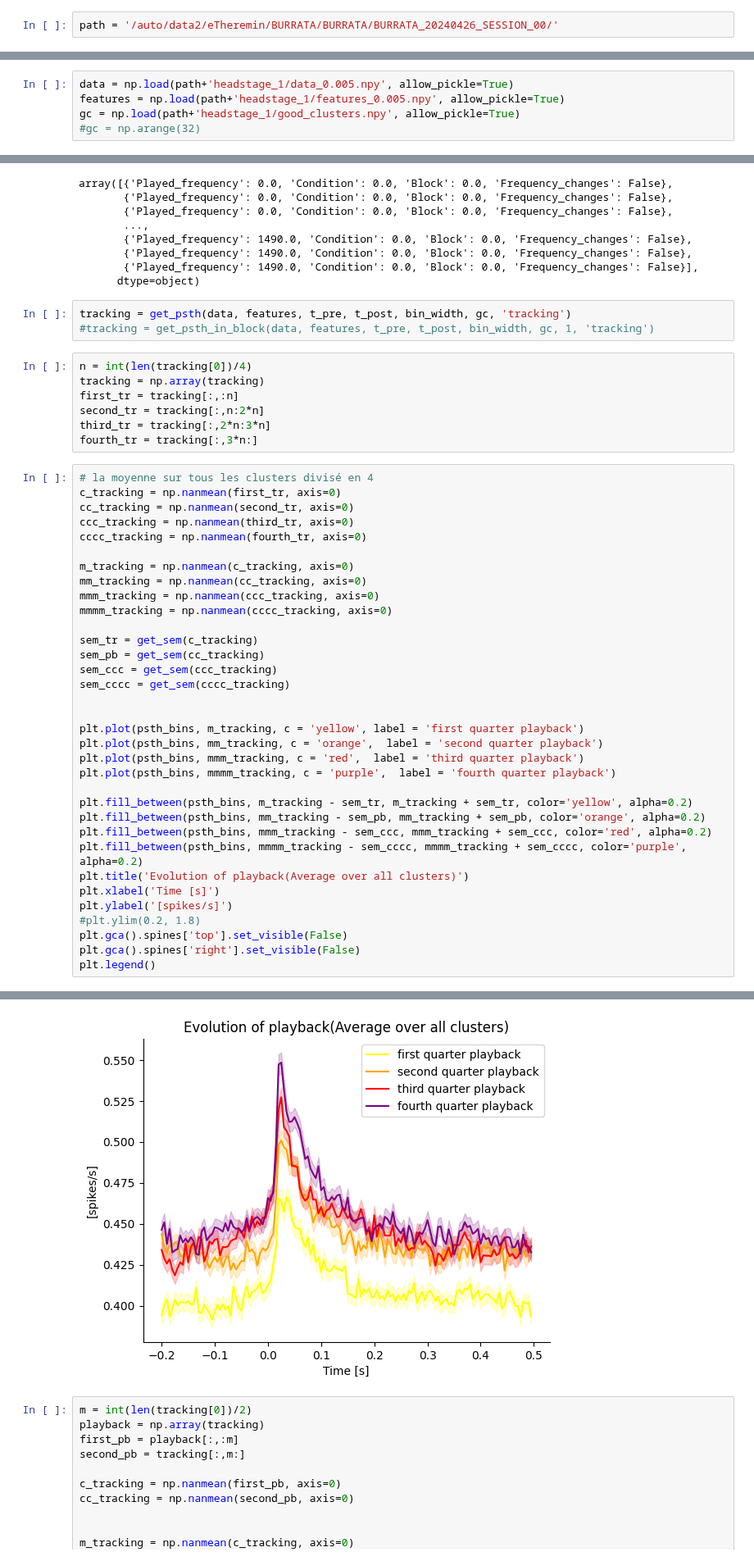
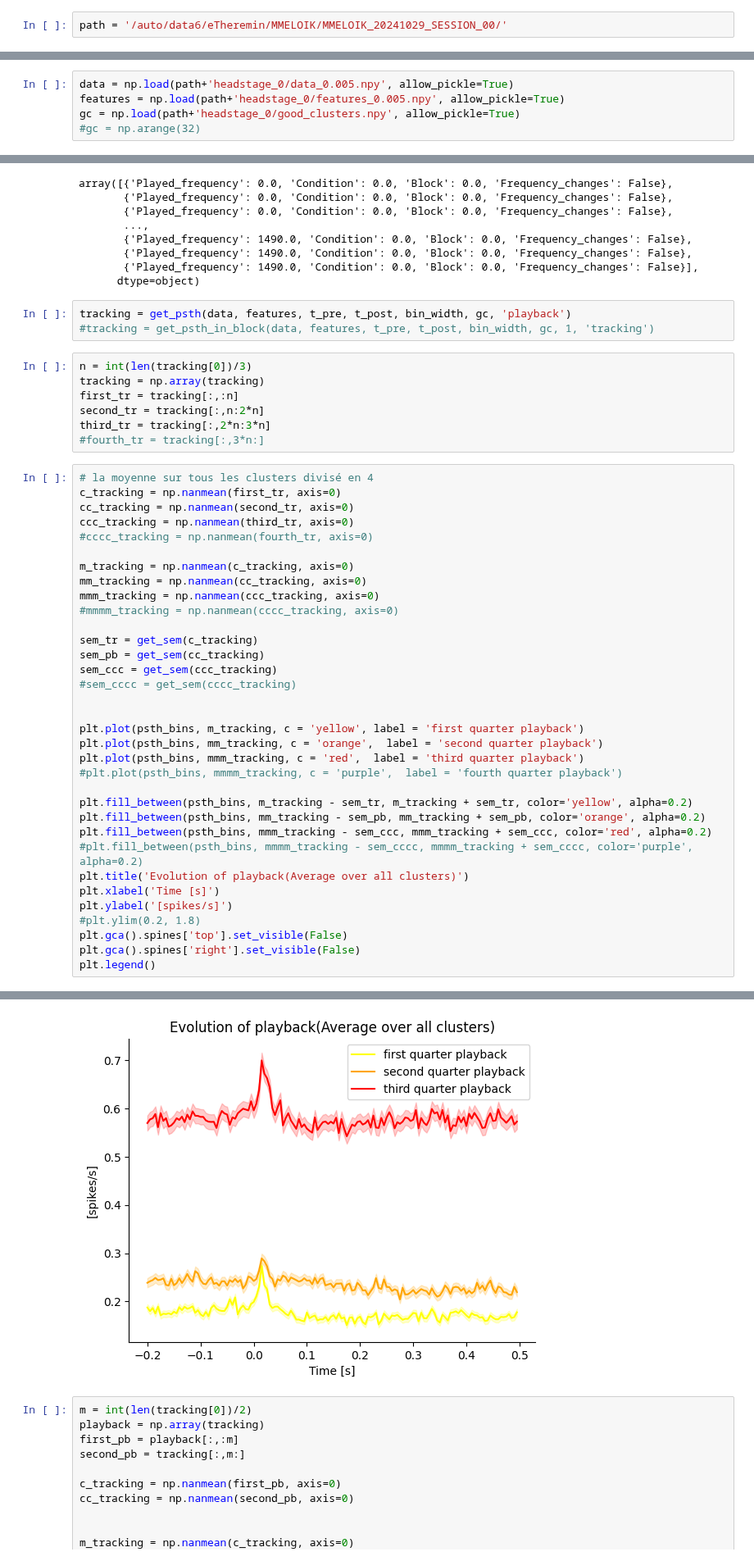
Before and after one commit to felicielevinton/analysebingobike, a Jupyter notebook: playback_only.ipynb, the cells around one changed output, grey strips where cells are left out. Shown at 82% size. Saved outputs shown, nothing was run; the diff lists cells and outputs as text.

```diff
--- a/playback_only.ipynb
+++ b/playback_only.ipynb
@@ -18,7 +18,7 @@ bin_width = 0.005
 psth_bins = np.arange(-t_pre, t_post, bin_width)
 sr = 30000
 # %%
-path = '/auto/data2/eTheremin/BURRATA/BURRATA/BURRATA_20240426_SESSION_00/'
+path = '/auto/data6/eTheremin/MMELOIK/MMELOIK_20241029_SESSION_00/'
 # %%
 tt_path = path+'headstage_0/tt.pkl'
 with open(tt_path, 'rb') as file:
@@ -28,9 +28,9 @@ plt.plot(tt['condition'])
 [<matplotlib.lines.Line2D at 0x...>]
 [figure]
 # %%
-data = np.load(path+'headstage_1/data_0.005.npy', allow_pickle=True)
-features = np.load(path+'headstage_1/features_0.005.npy', allow_pickle=True)
-gc = np.load(path+'headstage_1/good_clusters.npy', allow_pickle=True)
+data = np.load(path+'headstage_0/data_0.005.npy', allow_pickle=True)
+features = np.load(path+'headstage_0/features_0.005.npy', allow_pickle=True)
+gc = np.load(path+'headstage_0/good_clusters.npy', allow_pickle=True)
 #gc = np.arange(32)
 # %%
 gc
@@ -48,52 +48,52 @@ array([{'Played_frequency': 0.0, 'Condition': 0.0, 'Block': 0.0, 'Frequency_chan
        {'Played_frequency': 1490.0, 'Condition': 0.0, 'Block': 0.0, 'Frequency_changes': False}],
       dtype=object)
 # %%
-tracking = get_psth(data, features, t_pre, t_post, bin_width, gc, 'tracking')
+tracking = get_psth(data, features, t_pre, t_post, bin_width, gc, 'playback')
 #tracking = get_psth_in_block(data, features, t_pre, t_post, bin_width, gc, 1, 'tracking')
 # %%
-n = int(len(tracking[0])/4)
+n = int(len(tracking[0])/3)
 tracking = np.array(tracking)
 first_tr = tracking[:,:n]
 second_tr = tracking[:,n:2*n]
 third_tr = tracking[:,2*n:3*n]
-fourth_tr = tracking[:,3*n:]
+#fourth_tr = tracking[:,3*n:]
 # %%
 # la moyenne sur tous les clusters divisé en 4
 c_tracking = np.nanmean(first_tr, axis=0)
 cc_tracking = np.nanmean(second_tr, axis=0)
 ccc_tracking = np.nanmean(third_tr, axis=0)
-cccc_tracking = np.nanmean(fourth_tr, axis=0)
+#cccc_tracking = np.nanmean(fourth_tr, axis=0)
 
 m_tracking = np.nanmean(c_tracking, axis=0)
 mm_tracking = np.nanmean(cc_tracking, axis=0)
 mmm_tracking = np.nanmean(ccc_tracking, axis=0)
-mmmm_tracking = np.nanmean(cccc_tracking, axis=0)
+#mmmm_tracking = np.nanmean(cccc_tracking, axis=0)
 
 sem_tr = get_sem(c_tracking)
 sem_pb = get_sem(cc_tracking)
 sem_ccc = get_sem(ccc_tracking)
-sem_cccc = get_sem(cccc_tracking)
+#sem_cccc = get_sem(cccc_tracking)
 
 
 plt.plot(psth_bins, m_tracking, c = 'yellow', label = 'first quarter playback')
 plt.plot(psth_bins, mm_tracking, c = 'orange',  label = 'second quarter playback')
 plt.plot(psth_bins, mmm_tracking, c = 'red',  label = 'third quarter playback')
-plt.plot(psth_bins, mmmm_tracking, c = 'purple',  label = 'fourth quarter playback')
+#plt.plot(psth_bins, mmmm_tracking, c = 'purple',  label = 'fourth quarter playback')
 
 plt.fill_between(psth_bins, m_tracking - sem_tr, m_tracking + sem_tr, color='yellow', alpha=0.2)
 plt.fill_between(psth_bins, mm_tracking - sem_pb, mm_tracking + sem_pb, color='orange', alpha=0.2)
 plt.fill_between(psth_bins, mmm_tracking - sem_ccc, mmm_tracking + sem_ccc, color='red', alpha=0.2)
-plt.fill_between(psth_bins, mmmm_tracking - sem_cccc, mmmm_tracking + sem_cccc, color='purple', alpha=0.2)
+#plt.fill_between(psth_bins, mmmm_tracking - sem_cccc, mmmm_tracking + sem_cccc, color='purple', alpha=0.2)
 plt.title('Evolution of playback(Average over all clusters)')
 plt.xlabel('Time [s]')
 plt.ylabel('[spikes/s]')
 #plt.ylim(0.2, 1.8)
 plt.gca().spines['top'].set_visible(False)
 plt.gca().spines['right'].set_visible(False)
 plt.legend()
 # %% [output]
 <matplotlib.legend.Legend at 0x...>
-[figure, old version]
+[figure, new version]
 # %%
 m = int(len(tracking[0])/2)
 playback = np.array(tracking)
```
Also changed, not shown: 2 other files.
